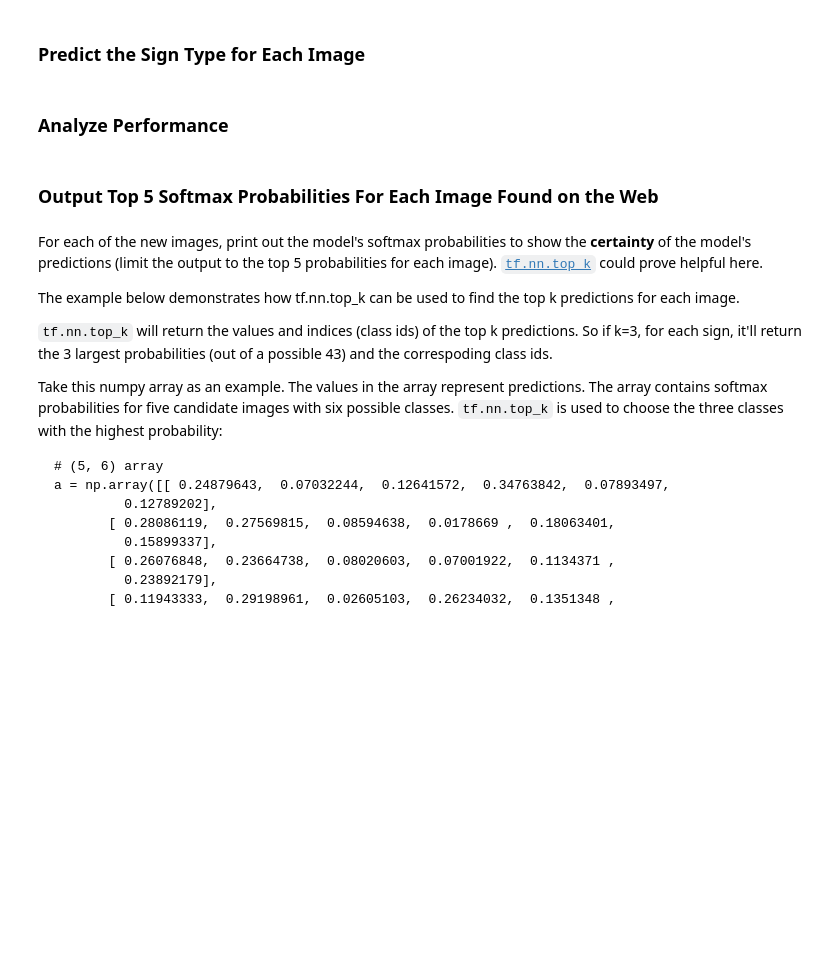
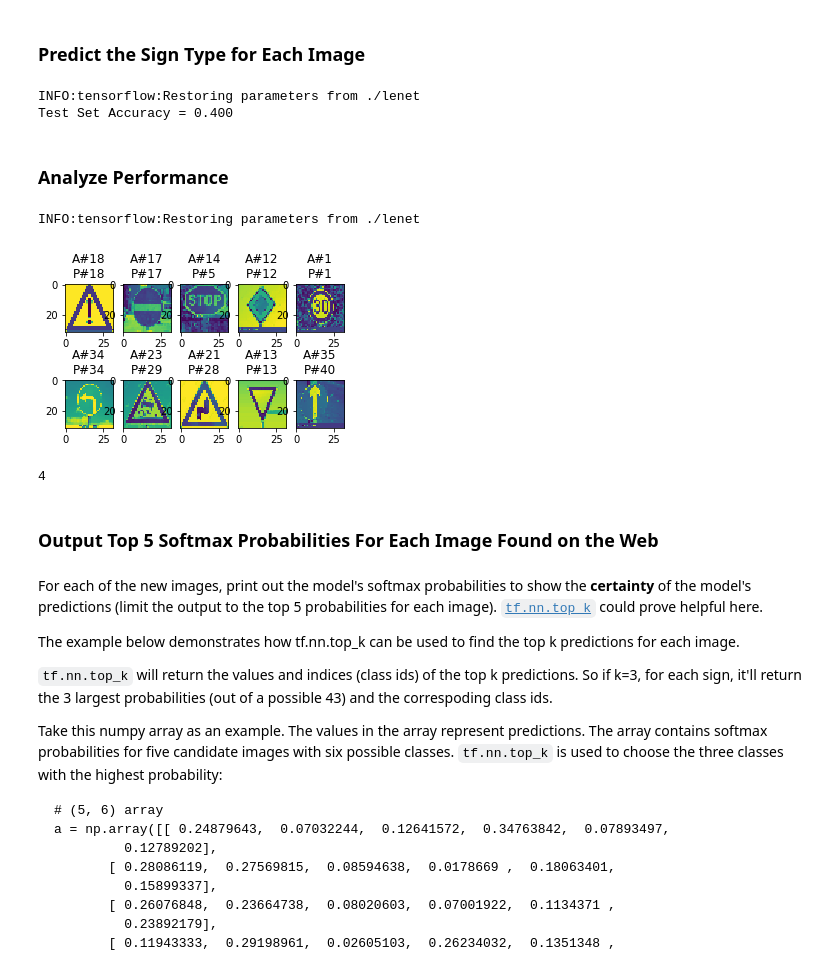
Before and after one commit to AliBaheri/Project2, a Jupyter notebook: Traffic_Sign_Classifier.ipynb, the cells around one changed output. Saved outputs shown, nothing was run; the diff lists cells and outputs as text; code cells hidden in the pictures; blank space fills up the shorter version.

Commit message:
initial commit

```diff
--- a/Traffic_Sign_Classifier.ipynb
+++ b/Traffic_Sign_Classifier.ipynb
@@ -176,7 +178,7 @@ X_test = normalize_grayscale(X_test)
 import tensorflow as tf
 
 EPOCHS = 60
-BATCH_SIZE = 128
+BATCH_SIZE = 100
 # %%
 from tensorflow.contrib.layers import flatten
 
@@ -326,24 +319,3 @@ plt.show()
-# %%
-with tf.Session() as sess:
-    sess.run(tf.global_variables_initializer())
-    num_examples = len(X_train)
-
-    print("Training...")
-    print()
-    for i in range(EPOCHS):
-        X_train, y_train = shuffle(X_train, y_train)
-        for offset in range(0, num_examples, BATCH_SIZE):
-            end = offset + BATCH_SIZE
-            batch_x, batch_y = X_train[offset:end], y_train[offset:end]
-            sess.run(training_operation, feed_dict={x: batch_x, y: batch_y})
-
-        validation_accuracy = evaluate(X_validation, y_validation)
-        print("EPOCH {} ...".format(i+1))
-        print("Validation Accuracy = {:.3f}".format(validation_accuracy))
-        print()
-
-    saver.save(sess, './lenet')
-    print("Model saved")
 # %% [markdown]
 ---
 
@@ -381,7 +356,7 @@ print(new_images.shape)
 # %% [markdown]
 ### Predict the Sign Type for Each Image
 # %%
-new_labels = [3,17,14,12,1,34,10,5,13,4]
+new_labels = [18,17,14,12,1,34,23,21,13,35]
 
 with tf.Session() as sess:
     sess.run(tf.global_variables_initializer())
@@ -389,8 +364,34 @@ with tf.Session() as sess:
     saver3.restore(sess, "./lenet")
     my_accuracy = evaluate(new_images, new_labels)
     print("Test Set Accuracy = {:.3f}".format(my_accuracy))
+# %% [output]
+INFO:tensorflow:Restoring parameters from ./lenet
+Test Set Accuracy = 0.400
 # %% [markdown]
 ### Analyze Performance
+# %%
+with tf.Session() as sess2:
+    saver2 = tf.train.import_meta_graph('./lenet.meta')
+    saver2.restore(sess2, tf.train.latest_checkpoint('.'))
+    predictions = sess2.run(tf.argmax(logits, 1), feed_dict={x: new_images})
+
+errors = 0
+plt.figure(figsize=(5,5))
+
+for (i,v) in enumerate(predictions):
+    image = new_images[i].squeeze()
+    plt.subplot(3, 5, i+1)
+    plt.imshow(image)
+    plt.axis('on')
+    plt.title('A#{}\nP#{}'.format(new_labels[i], v))
+    if(new_labels[i]!= v):
+        errors+=1
+plt.show()
+print (errors)
+# %% [output]
+INFO:tensorflow:Restoring parameters from ./lenet
+[figure, added]
+4
 # %% [markdown]
 ### Output Top 5 Softmax Probabilities For Each Image Found on the Web
 # %% [markdown]
```
Also changed, not shown: parts of 10 cells of this notebook.
